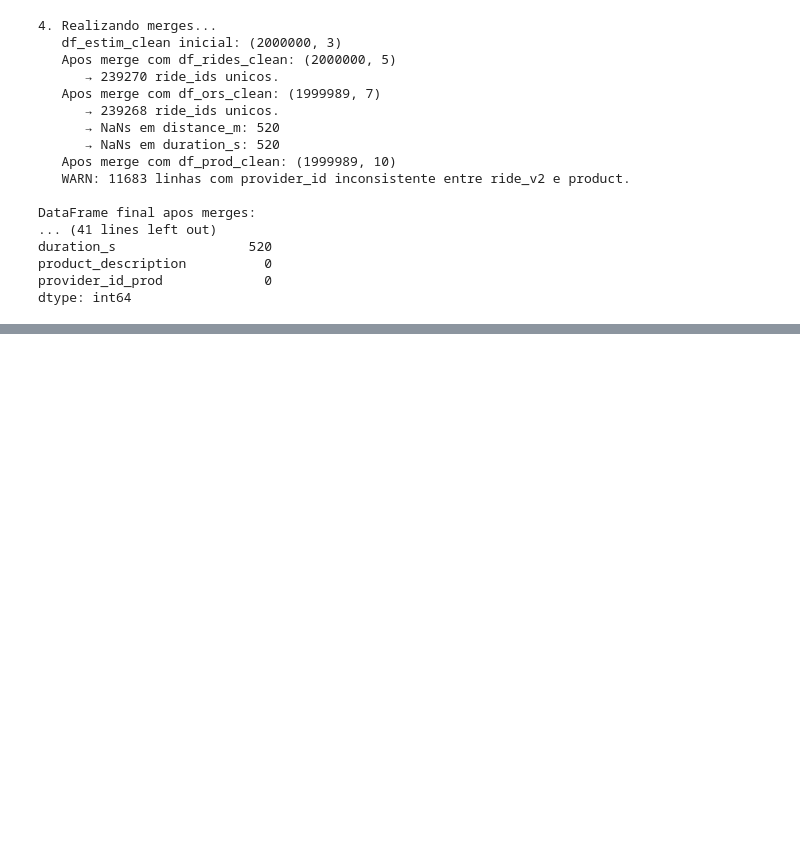
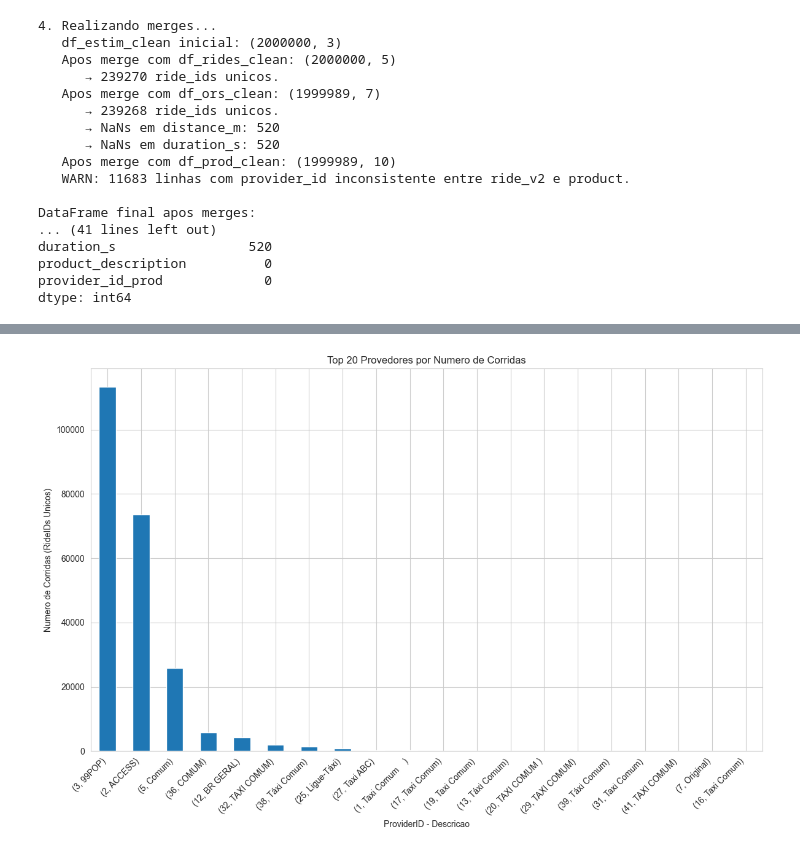
Before and after one commit to 2025-1-NCC5/Projeto4, a Jupyter notebook: src/BackEnd/src/python/modelofinal.ipynb, the cells around one changed output, grey strips where cells are left out. Drawn from its saved outputs; the diff is of its cells as text; code cells hidden in the pictures; blank space fills up the shorter version.

```diff
--- a/src/BackEnd/src/python/modelofinal.ipynb
+++ b/src/BackEnd/src/python/modelofinal.ipynb
@@ -373,3 +374,94 @@ df_merged.head(30) # Exibe as primeiras linhas do DataFrame final
 | 27 | 1183203 | UberX | 47.50 | 2021-08-17 10:10:13.8573943 | NaN | 33871.68 | 2325.01 | UberX | ... |
 | 28 | 1183204 | poupa99 | 7.88 | 2021-08-17 10:10:23.2849200 | NaN | 3259.12 | 306.78 | 99POUPA | ... |
 | 29 | 1183204 | pop99 | 7.88 | 2021-08-17 10:10:23.2849200 | NaN | 3259.12 | 306.78 | 99POP | ... |
+# %%
+# Bloco 2.1: Analise da Distribuicao de Corridas por ProviderID
+
+if not df_rides.empty and not df_prod.empty:
+    print("\n--- Analise de Distribuicao de Corridas por ProviderID ---")
+
+    # Seleciona colunas relevantes de df_rides
+    # 'ProviderID' em df_rides e a chave para juntar com df_prod
+    if 'ProviderID' not in df_rides.columns:
+        print("ERRO: Coluna 'ProviderID' nao encontrada em ride_v2.csv (df_rides). Nao e possivel analisar por provedor.")
+    elif 'ProviderID' not in df_prod.columns:
+        print("ERRO: Coluna 'ProviderID' nao encontrada em product.csv (df_prod). Nao e possivel analisar por provedor.")
+    else:
+        # Garante que ProviderID seja do mesmo tipo em ambos para o merge
+        # Tenta converter para numerico (int), mas lida com strings que nao sao numericas
+        # Se ProviderID for consistentemente string em ambos, pode converter para string
+        try:
+            # Converte ProviderID em df_rides para numerico (se possivel) ou mantem como string
+            if pd.api.types.is_numeric_dtype(df_rides['ProviderID']):
+                df_rides['ProviderID_clean'] = df_rides['ProviderID'].astype('Int64') # Usar Int64 para permitir NaNs
+            else: # Se ja for string ou misto, tenta converter o que e numero
+                df_rides['ProviderID_clean'] = pd.to_numeric(df_rides['ProviderID'], errors='ignore')
+                # Se apos to_numeric ainda nao for numerico, converte para string para o merge
+                if not pd.api.types.is_numeric_dtype(df_rides['ProviderID_clean']):
+                     df_rides['ProviderID_clean'] = df_rides['ProviderID'].astype(str).str.strip()
+
+
+            # Converte ProviderID em df_prod para o mesmo tipo
+            if pd.api.types.is_numeric_dtype(df_prod['ProviderID']):
+                df_prod['ProviderID_clean'] = df_prod['ProviderID'].astype('Int64')
+            else:
+                df_prod['ProviderID_clean'] = pd.to_numeric(df_prod['ProviderID'], errors='ignore')
+                if not pd.api.types.is_numeric_dtype(df_prod['ProviderID_clean']):
+                     df_prod['ProviderID_clean'] = df_prod['ProviderID'].astype(str).str.strip()
+
+            # Remove duplicatas de ProviderID/Description em df_prod para evitar multiplicacao no merge
+            df_prod_unique_providers = df_prod[['ProviderID_clean', 'Description']].drop_duplicates(subset=['ProviderID_clean'])
+
+            # Merge para obter a descricao do provedor
+            df_rides_with_provider_desc = pd.merge(
+                df_rides[['RideID', 'ProviderID_clean']], # Usa a coluna limpa
+                df_prod_unique_providers,
+                on='ProviderID_clean',
+                how='left' # Left join para manter todas as corridas, mesmo se o provider nao estiver em product.csv
+            )
+
+            # Contagem de corridas por ProviderID e Descricao
+            # Usamos nunique() em RideID para contar corridas unicas, caso haja duplicatas no merge
+            provider_counts = df_rides_with_provider_desc.groupby(['ProviderID_clean', 'Description'])['RideID'].nunique().sort_values(ascending=False)
+
+            print("\nContagem de Corridas (RideID unicos) por ProviderID e Descricao:")
+            print(provider_counts)
+
+            # Plotar as contagens (Top N provedores)
+            top_n = 20 # Mostrar os 20 principais
+            plt.figure(figsize=(12, 8))
+            provider_counts.head(top_n).plot(kind='bar')
+            plt.title(f'Top {top_n} Provedores por Numero de Corridas')
+            plt.xlabel('ProviderID - Descricao')
+            plt.ylabel('Numero de Corridas (RideIDs Unicos)')
+            plt.xticks(rotation=45, ha='right')
+            plt.tight_layout()
+            plt.show()
+
+            # Filtrar e mostrar apenas Uber, 99, Cabify e Taxi se possivel
+            keywords = ['uber', '99', 'cabify', 'taxi', 'táxi'] # Adicione variacoes
+            filtered_providers = provider_counts.loc[
+                provider_counts.index.get_level_values('Description').str.contains('|'.join(keywords), case=False, na=False)
+            ]
+
+            print("\nContagem para Provedores Filtrados (Uber, 99, Cabify, Taxi):")
+            if not filtered_providers.empty:
+                print(filtered_providers)
+                plt.figure(figsize=(10, 6))
+                filtered_providers.plot(kind='bar')
+                plt.title('Numero de Corridas para Provedores Especificos')
+                plt.xlabel('ProviderID - Descricao')
+                plt.ylabel('Numero de Corridas')
+                plt.xticks(rotation=45, ha='right')
+                plt.tight_layout()
+                plt.show()
+            else:
+                print("Nenhum provedor encontrado com os keywords especificados.")
+
+        except KeyError as e:
+             print(f"ERRO: Chave ausente durante o processamento de ProviderID: {e}")
+        except Exception as e:
+             print(f"ERRO inesperado durante a analise de ProviderID: {e}")
+else:
+    print("AVISO: df_rides ou df_prod esta vazio. Pulando analise de ProviderID.")
+# %% [output]
@@ -375,0 +485 @@ df_merged.head(30) # Exibe as primeiras linhas do DataFrame final
+[figure, added]
```
Also changed, not shown: parts of 6 cells of this notebook.
